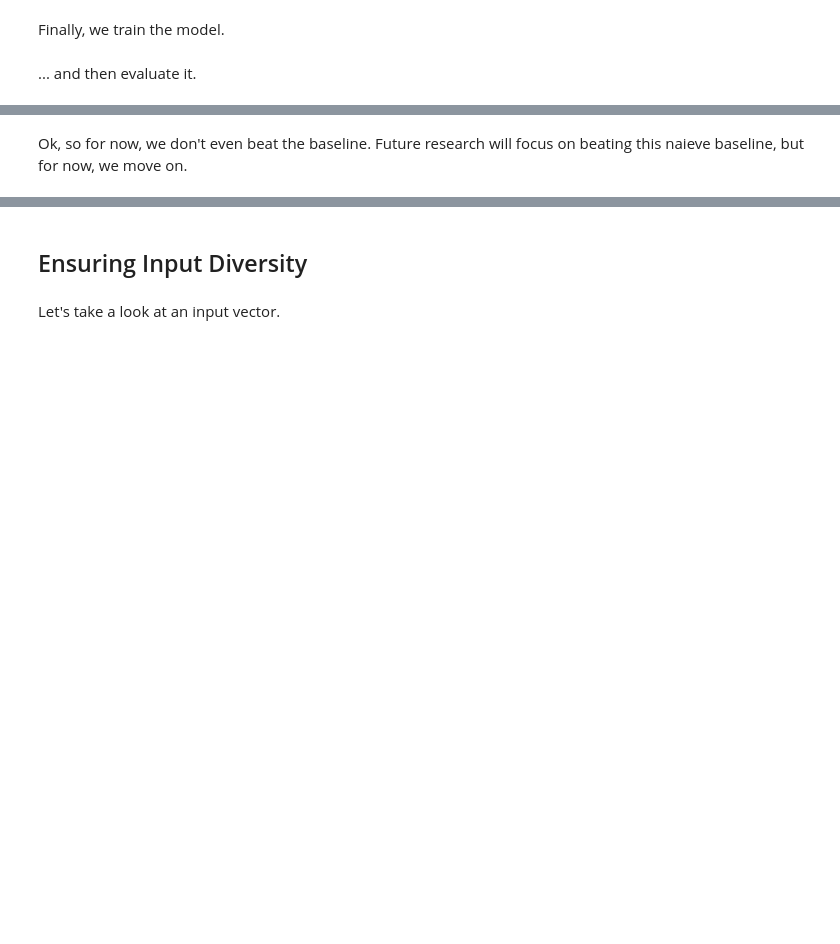
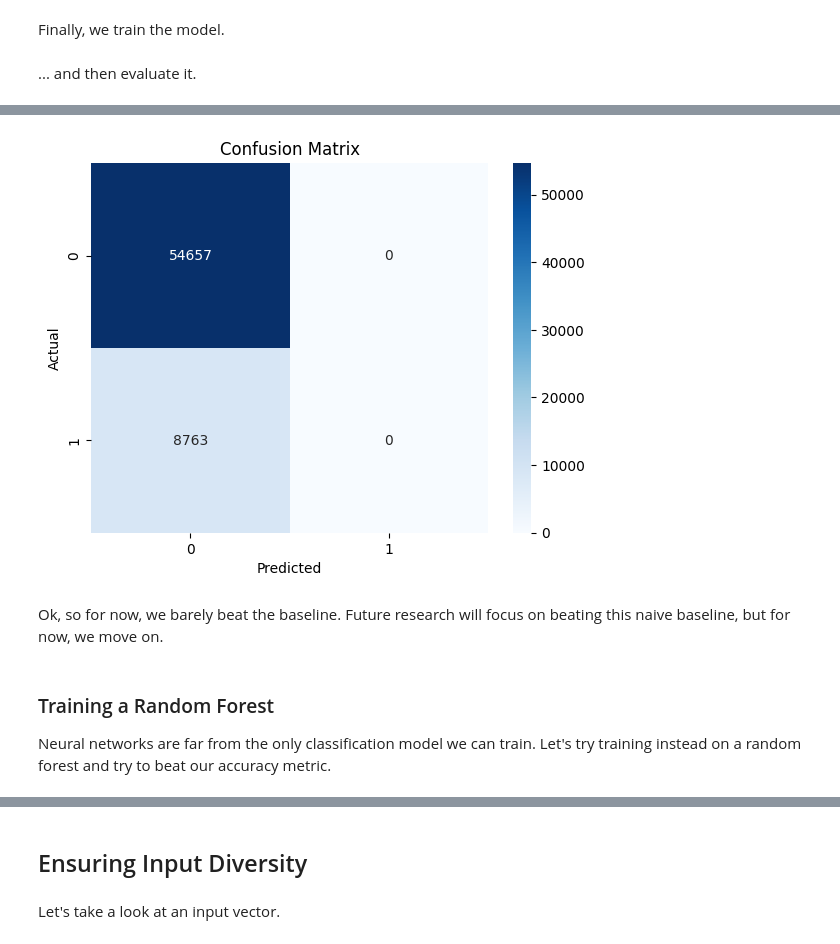
Before and after one commit to Sword-of-Stars/interactionTesting, a Jupyter notebook: main.ipynb, the cells around one changed output, grey strips where cells are left out. Saved outputs shown, nothing was run; the diff lists cells and outputs as text; code cells hidden in the pictures; blank space fills up the shorter version.

```diff
--- a/main.ipynb
+++ b/main.ipynb
@@ -206,0 +219,11 @@ Model MAE: 0.34
+# %%
+# Generate predictions
+y_pred_dummy = [0 for i in X_test]
+
+# Classification Report
+print("\nClassification Report:")
+print(classification_report(y_test, y_pred_dummy))
+
+# Compute ROC-AUC
+roc_auc = roc_auc_score(y_test, y_pred_dummy)
+print(f"ROC-AUC: {roc_auc}")
@@ -207,2 +242,15 @@ Model MAE: 0.34
+# %%
+cm = confusion_matrix(y_test, y_pred_dummy)
+
+sns.heatmap(cm, annot=True, fmt='d', cmap='Blues')
+plt.xlabel('Predicted')
+plt.ylabel('Actual')
+plt.title('Confusion Matrix')
+plt.show()
+# %% [output]
+[figure, added]
 # %% [markdown]
-Ok, so for now, we don't even beat the baseline. Future research will focus on beating this naieve baseline, but for now, we move on.
+Ok, so for now, we barely beat the baseline. Future research will focus on beating this naive baseline, but for now, we move on.
+# %% [markdown]
+### Training a Random Forest
+Neural networks are far from the only classification model we can train. Let's try training instead on a random forest and try to beat our accuracy metric.
```
Also changed, not shown: parts of 75 cells of this notebook, 5 other files.
